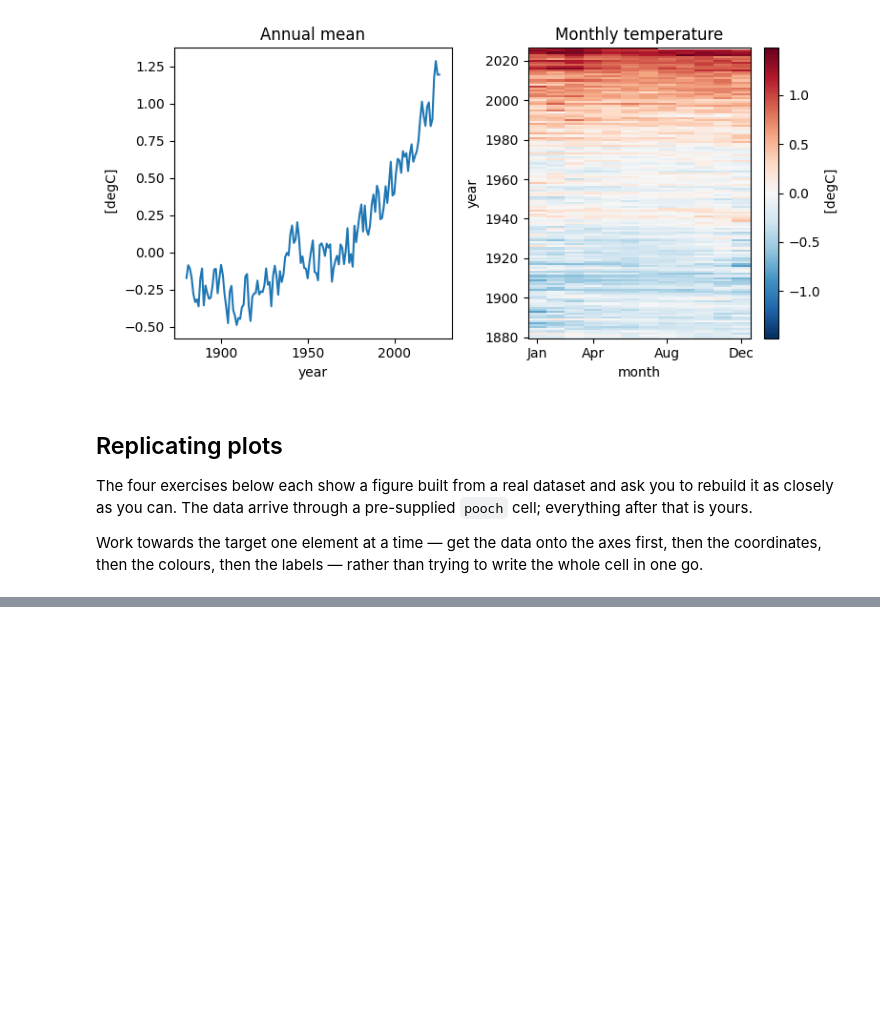
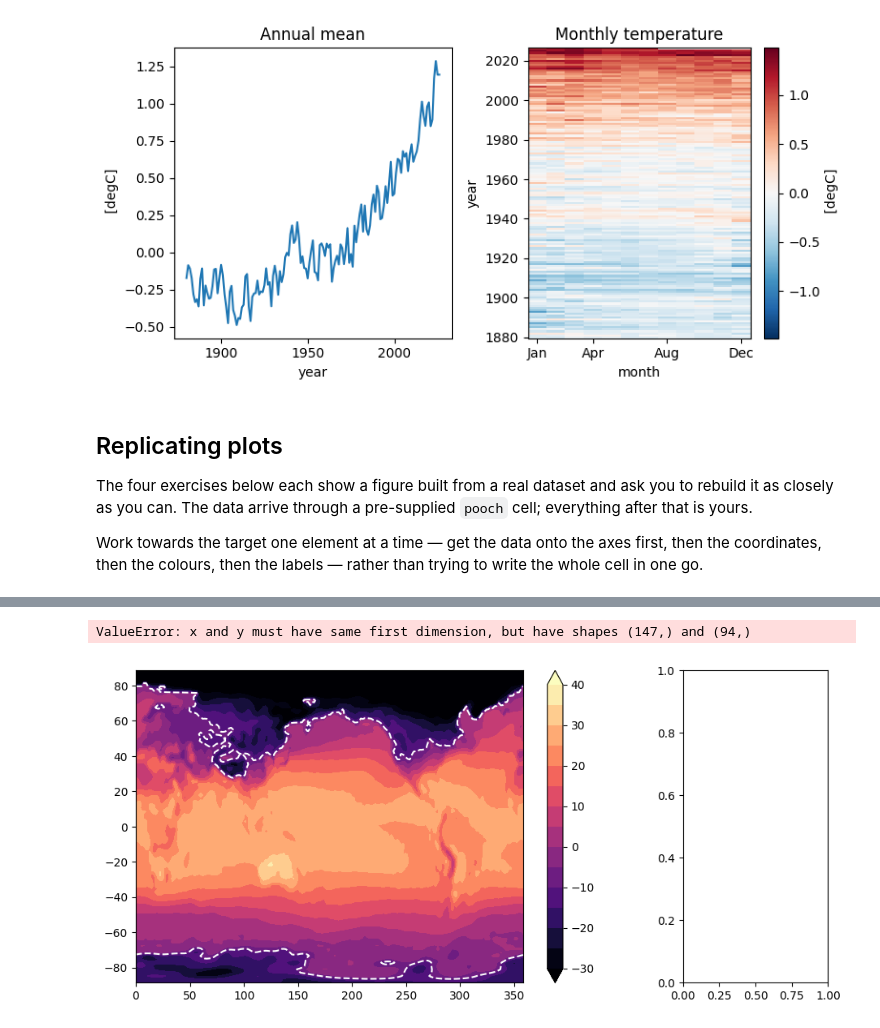
Before and after one commit to NilsChabloz/2026_Intro_Python, a Jupyter notebook: live/part-I/1.4-matplotlib-and-xarray-environmental-exercises.ipynb, the cells around one changed output, grey strips where cells are left out. Cells and saved outputs as stored; diff of their text form; code cells hidden in the pictures; blank space fills up the shorter version.

```diff
--- a/live/part-I/1.4-matplotlib-and-xarray-environmental-exercises.ipynb
+++ b/live/part-I/1.4-matplotlib-and-xarray-environmental-exercises.ipynb
@@ -187,0 +205,21 @@ path_temp = pooch.retrieve(
+# %%
+#N: Load the lon, lat and temp and transform temp to celsius:
+lon = np.load(path_lon)
+lat = np.load(path_lat)
+temp_c = np.load(path_temp) - 273.15
+# print(temp_c)
+
+# -------------------------------------------
+#N: Creating the subplots and pimping them:
+fig, axes = plt.subplots(1, 2, figsize=(11, 5), gridspec_kw={"width_ratios": [5, 1.5]})
+ax0, ax1 = axes
+
+c0 = ax0.contourf(lon, lat, temp_c, cmap='magma', levels=np.linspace(-30, 40, 15), extend="both")
+ax0.contour(lon, lat, temp_c, levels=[-10], colors='w')
+
+fig.colorbar(c0)
+
+ax1.plot(np.nanmean(temp_celsius, axis=1), lat) #N: Here I called the wrong variable... temp_celsius instead of temp_c
+# %% [output]
+ValueError: x and y must have same first dimension, but have shapes (147,) and (94,)
+[figure, added]
```
Also changed, not shown: parts of 11 cells of this notebook.
